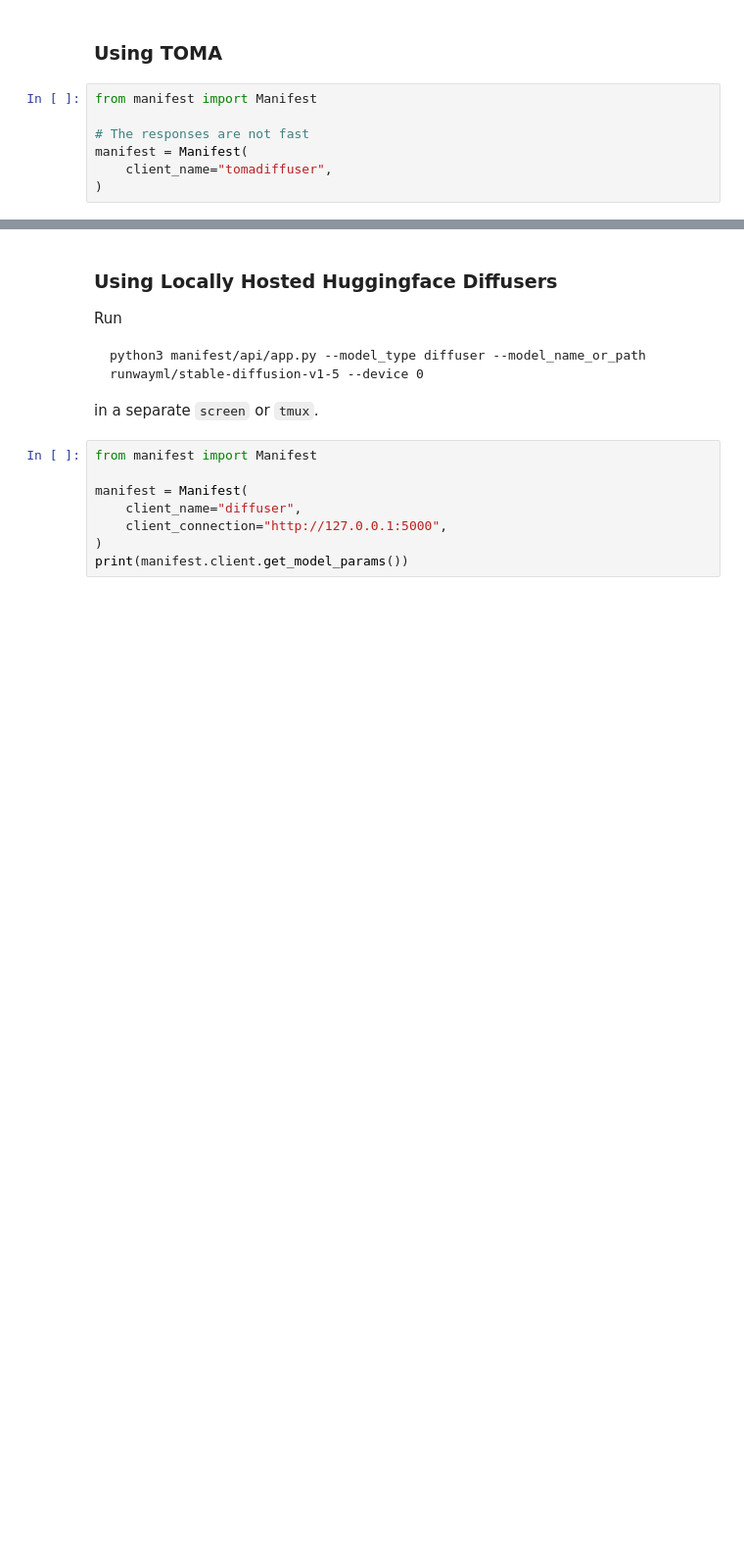
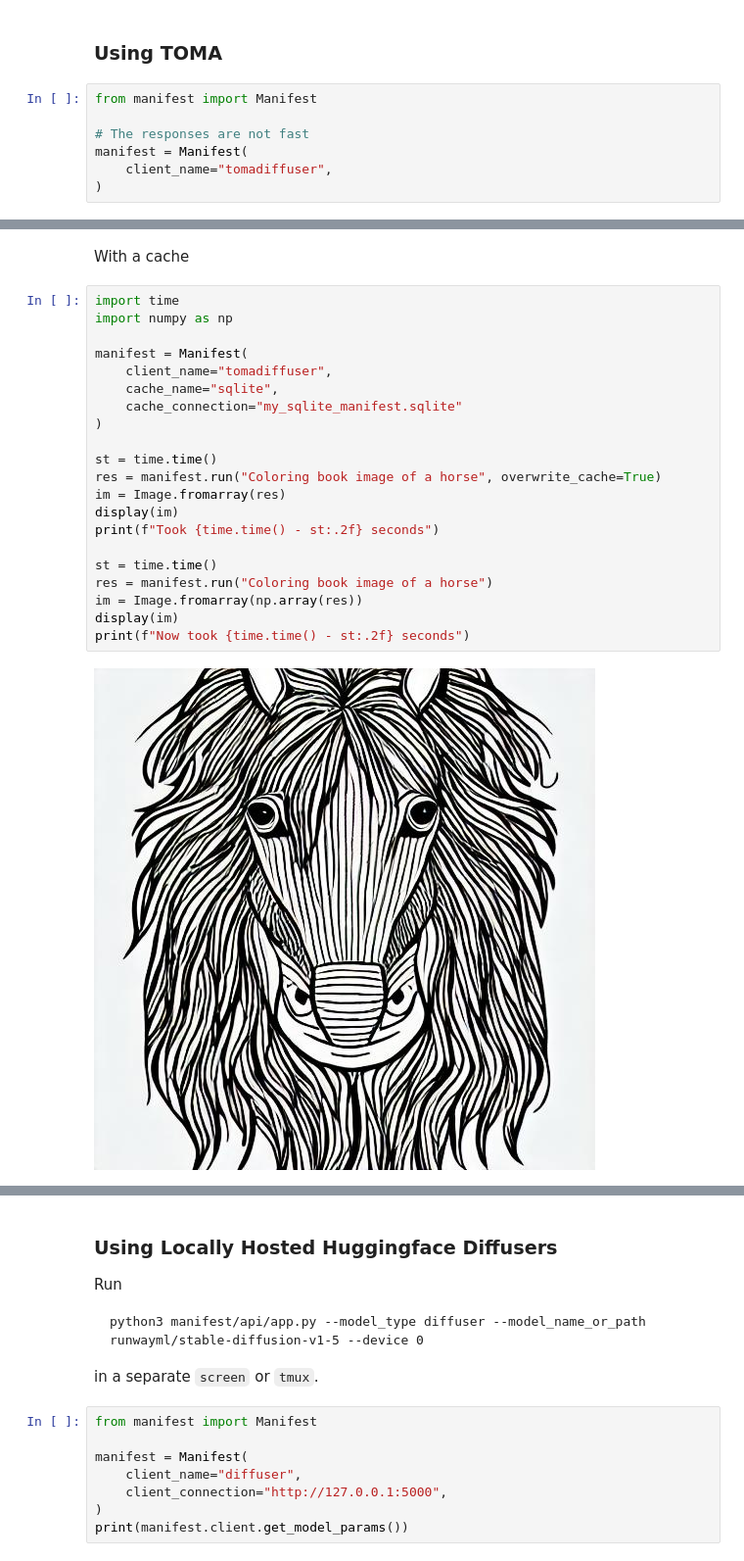
Before and after one commit to HazyResearch/manifest, a Jupyter notebook: examples/manifest_diffusers.ipynb, the cells around one changed output, grey strips where cells are left out. Shown at 98% size. Drawn from its saved outputs; the diff is of its cells as text; blank space fills up the shorter version.

```diff
--- a/examples/manifest_diffusers.ipynb
+++ b/examples/manifest_diffusers.ipynb
@@ -24,0 +25,25 @@ display(im)
+# %% [markdown]
+With a cache
+# %%
+import time
+import numpy as np
+
+manifest = Manifest(
+    client_name="tomadiffuser",
+    cache_name="sqlite",
+    cache_connection="my_sqlite_manifest.sqlite"
+)
+
+st = time.time()
+res = manifest.run("Coloring book image of a horse", overwrite_cache=True)
+im = Image.fromarray(res)
+display(im)
+print(f"Took {time.time() - st:.2f} seconds")
+
+st = time.time()
+res = manifest.run("Coloring book image of a horse")
+im = Image.fromarray(np.array(res))
+display(im)
+print(f"Now took {time.time() - st:.2f} seconds")
+# %% [output]
+[figure, added]
```
Also changed, not shown: parts of 3 cells of this notebook, 11 other files.
